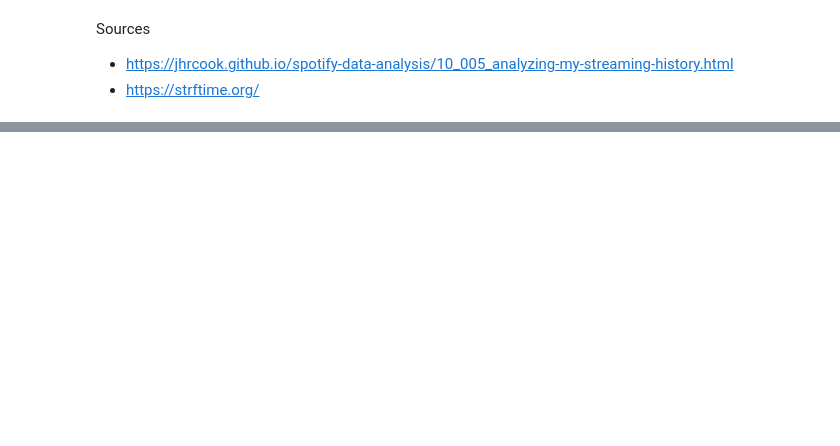
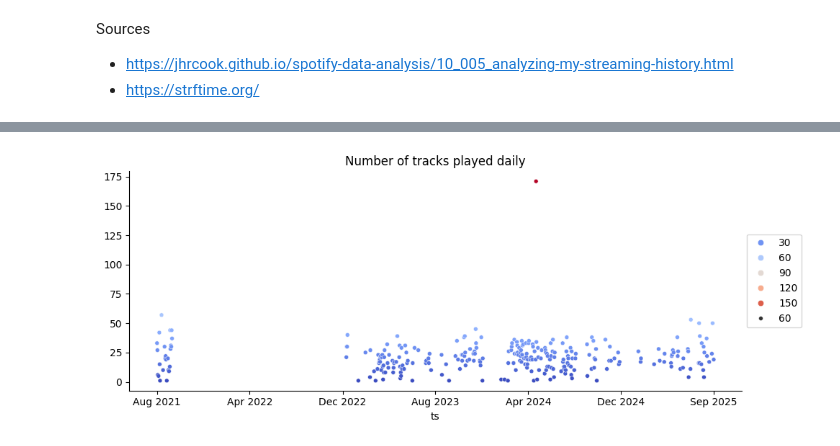
Before and after one commit to d1vij/spotify-data-analysis, a Jupyter notebook: analysis.ipynb, the cells around one changed output, grey strips where cells are left out. Saved outputs shown, nothing was run; the diff lists cells and outputs as text; code cells hidden in the pictures; blank space fills up the shorter version.

```diff
--- a/analysis.ipynb
+++ b/analysis.ipynb
@@ -106,0 +59,5 @@ plt.show()
+# %%
+# Scatter plot
+Plots.daily_tracks_graph(df)
+# %% [output]
+[figure, added]
```
Also changed, not shown: parts of 18 cells of this notebook, 15 other files.
